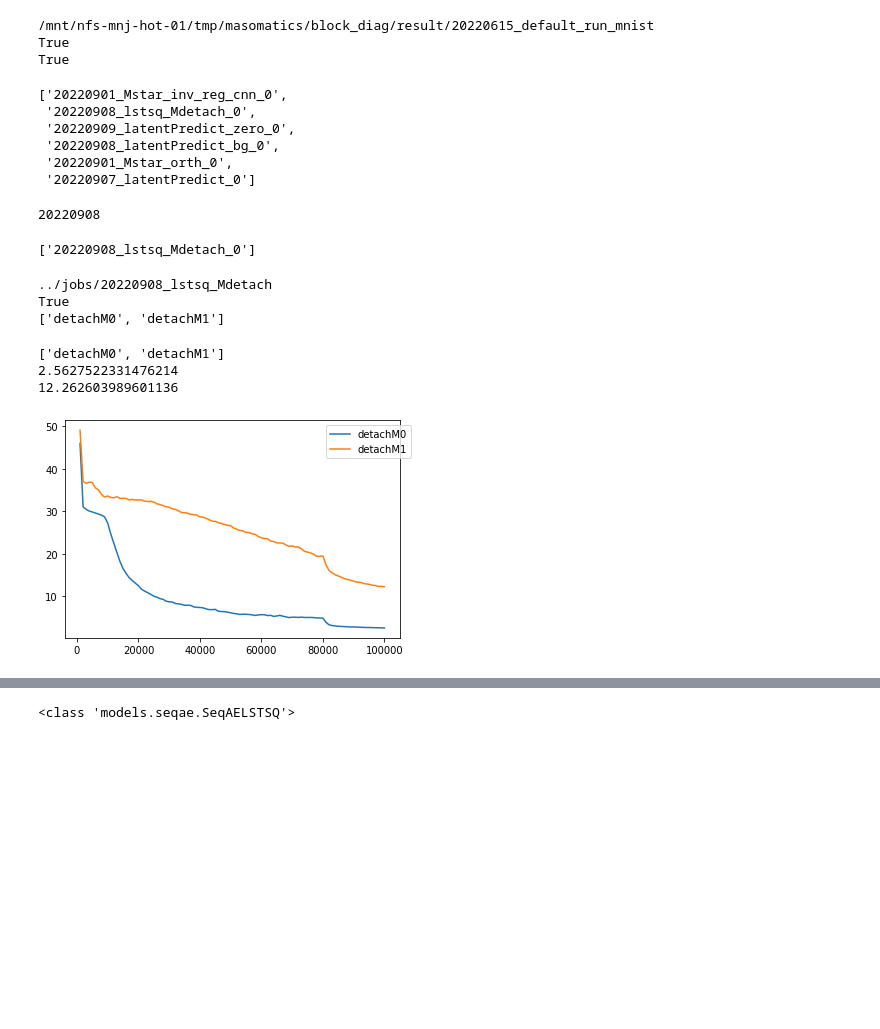
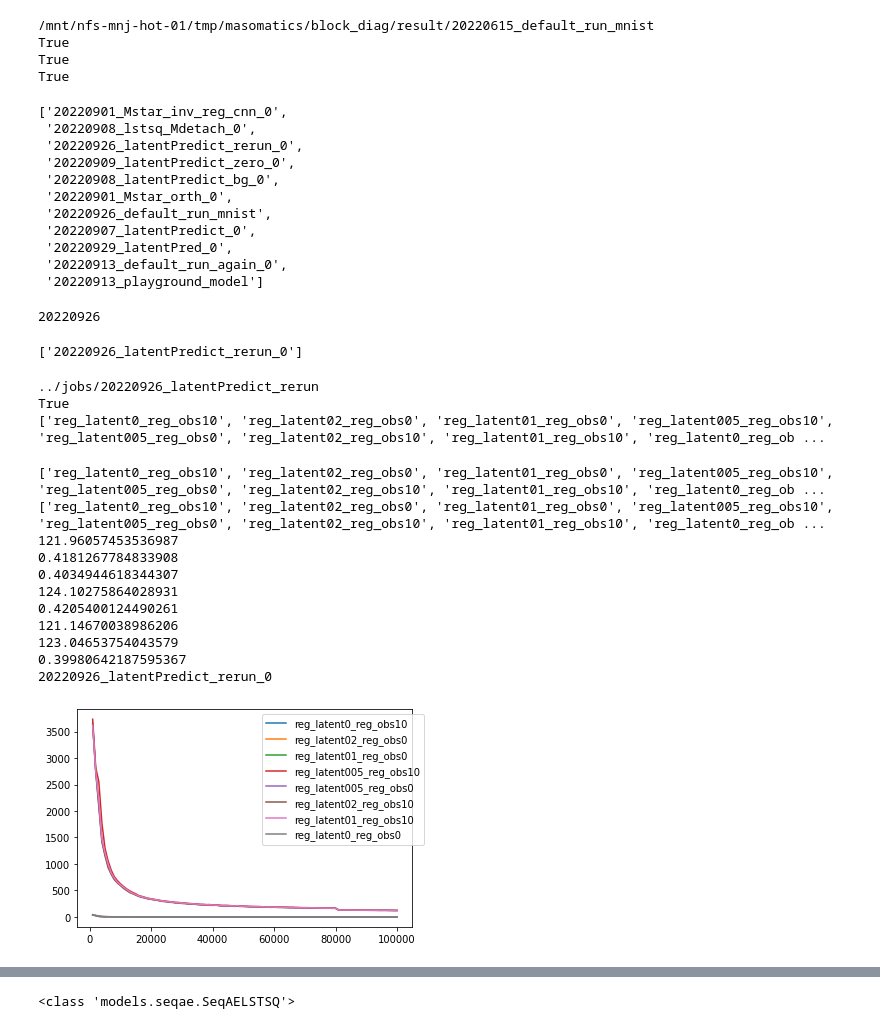
Before and after one commit to masomatics/ULASclone, a Jupyter notebook: Notebooks/20220908_Mstar_check.ipynb, the cells around one changed output, grey strips where cells are left out. Cells and saved outputs as stored; diff of their text form; code cells hidden in the pictures; blank space fills up the shorter version.

```diff
--- a/Notebooks/20220908_Mstar_check.ipynb
+++ b/Notebooks/20220908_Mstar_check.ipynb
@@ -106,9 +106,12 @@ dat_root = f"""/mnt/nfs-mnj-hot-01/tmp/masomatics/block_diag/datasets/{mode}"""
 
 baseline_path = os.path.join(result_dir, '20220615_default_run_mnist')
 basestar_path = os.path.join(result_dir, '20220615_NeuralMstar_neuralM_vanilla')
+playground_path = os.path.join(result_dir, '20220913_playground_model')
 print(baseline_path)
 print(os.path.exists(baseline_path))
 print(os.path.exists(basestar_path))
+print(os.path.exists(playground_path))
+
 
 
 filter_list('202209', os.listdir(result_dir))
@@ -116,23 +119,30 @@ filter_list('202209', os.listdir(result_dir))
 /mnt/nfs-mnj-hot-01/tmp/masomatics/block_diag/result/20220615_default_run_mnist
 True
 True
+True
 ['20220901_Mstar_inv_reg_cnn_0',
  '20220908_lstsq_Mdetach_0',
+ '20220926_latentPredict_rerun_0',
  '20220909_latentPredict_zero_0',
  '20220908_latentPredict_bg_0',
  '20220901_Mstar_orth_0',
- '20220907_latentPredict_0']
+ '20220926_default_run_mnist',
+ '20220907_latentPredict_0',
+ '20220929_latentPred_0',
+ '20220913_default_run_again_0',
+ '20220913_playground_model']
 # %%
-#projname = 'latentPredict'
-projname =  'lstsq_Mdetach'
+#projname = 'default_run_again'
+#projname =  'lstsq_Mdetach'
+projname = 'latentPredict_rerun'
 #setting_name = '_'.join(np.sort(filter_list(projname, os.listdir(jobdir)))[0].split('_')[:-1])
 setting_name = (np.sort(filter_list(projname, os.listdir(jobdir)))[0]).split('_')[0]
 
 print(setting_name)
 filter_list(projname, os.listdir(result_dir))
 # %% [output]
-20220908
+20220926
-['20220908_lstsq_Mdetach_0']
+['20220926_latentPredict_rerun_0']
 # %%
 #targdir = '20220824_MstarRemoveXa_0'
 #targdir = '20220826_Mstar_orth_0'
@@ -140,7 +150,7 @@ filter_list(projname, os.listdir(result_dir))
 #targdir  =  '20220829_Mstar_inv_reg_cnn_0'
 
 #projname = 'Mstar_orth_mlp_two'
-targdir = f'''20220908_{projname}_0'''
+targdir = f'''20220926_{projname}_0'''
 #jobpath =f'''../jobs/20220829_{projname}'''
 jobpath = f'''../jobs/{setting_name}_{projname}'''
 print(jobpath)
@@ -154,34 +164,42 @@ targlist = os.listdir(targpath)
 targlist = model_exists(targlist,  targpath)
 print(targlist)
 # %% [output]
-../jobs/20220908_lstsq_Mdetach
+../jobs/20220926_latentPredict_rerun
 True
-['detachM0', 'detachM1']
+['reg_latent0_reg_obs10', 'reg_latent02_reg_obs0', 'reg_latent01_reg_obs0', 'reg_latent005_reg_obs10', 'reg_latent005_reg_obs0', 'reg_latent02_reg_obs10', 'reg_latent01_reg_obs10', 'reg_latent0_reg_ob ...
 # %%
 print(os.listdir(targpath))
 
 resultlist = os.listdir(targpath)
-
+print(resultlist)
 
 
 from utils import notebook_utils as nb
-reload(nb)
 
 
 
 for result in resultlist:
     studypath = os.path.join(targpath, result)
     history = nb.read_history(studypath)
     if len(history) > 0:
         plt.plot(history['iteration'], history['train/loss'], label = result)
         print(history['train/loss'][-1])
 plt.legend(bbox_to_anchor=(1.05, 1))
 plt.savefig(os.path.join(jobpath, f"""{targdir}_learning.png"""))
+print(targdir)
 # %% [output]
-['detachM0', 'detachM1']
-2.5627522331476214
-12.262603989601136
+['reg_latent0_reg_obs10', 'reg_latent02_reg_obs0', 'reg_latent01_reg_obs0', 'reg_latent005_reg_obs10', 'reg_latent005_reg_obs0', 'reg_latent02_reg_obs10', 'reg_latent01_reg_obs10', 'reg_latent0_reg_ob ...
+['reg_latent0_reg_obs10', 'reg_latent02_reg_obs0', 'reg_latent01_reg_obs0', 'reg_latent005_reg_obs10', 'reg_latent005_reg_obs0', 'reg_latent02_reg_obs10', 'reg_latent01_reg_obs10', 'reg_latent0_reg_ob ...
+121.96057453536987
+0.4181267784833908
+0.4034944618344307
+124.10275864028931
+0.4205400124490261
+121.14670038986206
+123.04653754043579
+0.39980642187595367
+20220926_latentPredict_rerun_0
-[figure, old version]
+[figure, new version]
 # %%
 reload(ev)
 results = {}
```
Also changed, not shown: parts of 11 cells of this notebook, 2 other files.
